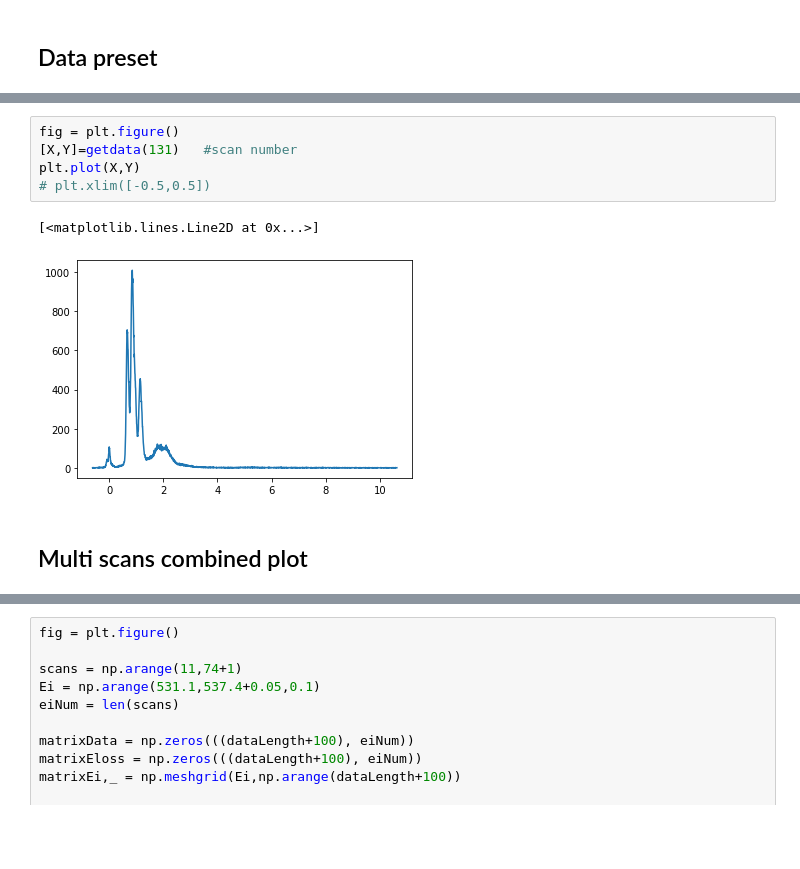
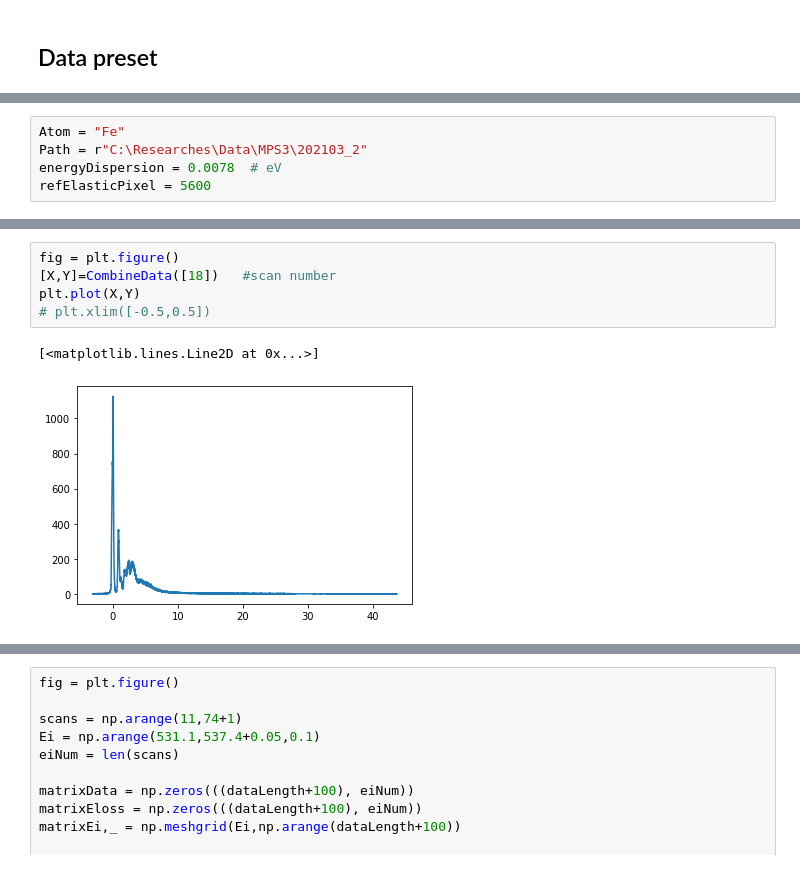
Before and after one commit to Coolphy/ADRESS_RIXS, a Jupyter notebook: plotRIXS.ipynb, the cells around one changed output, grey strips where cells are left out. Drawn from its saved outputs; the diff is of its cells as text; blank space fills up the shorter version.

```diff
--- a/plotRIXS.ipynb
+++ b/plotRIXS.ipynb
@@ -109,0 +12,5 @@ def combineData(scans):
+# %%
+Atom = "Fe"
+Path = r"C:\Researches\Data\MPS3\202103_2"
+energyDispersion = 0.0078  # eV
+refElasticPixel = 5600
@@ -110,10 +95,8 @@ def combineData(scans):
 # %%
 fig = plt.figure()
-[X,Y]=getdata(131)   #scan number
+[X,Y]=CombineData([18])   #scan number
 plt.plot(X,Y)
 # plt.xlim([-0.5,0.5])
 # %% [output]
 [<matplotlib.lines.Line2D at 0x...>]
-[figure, old version]
+[figure, new version]
-# %% [markdown]
-## Multi scans combined plot
```
Also changed, not shown: parts of 11 cells of this notebook, 3 other files.
